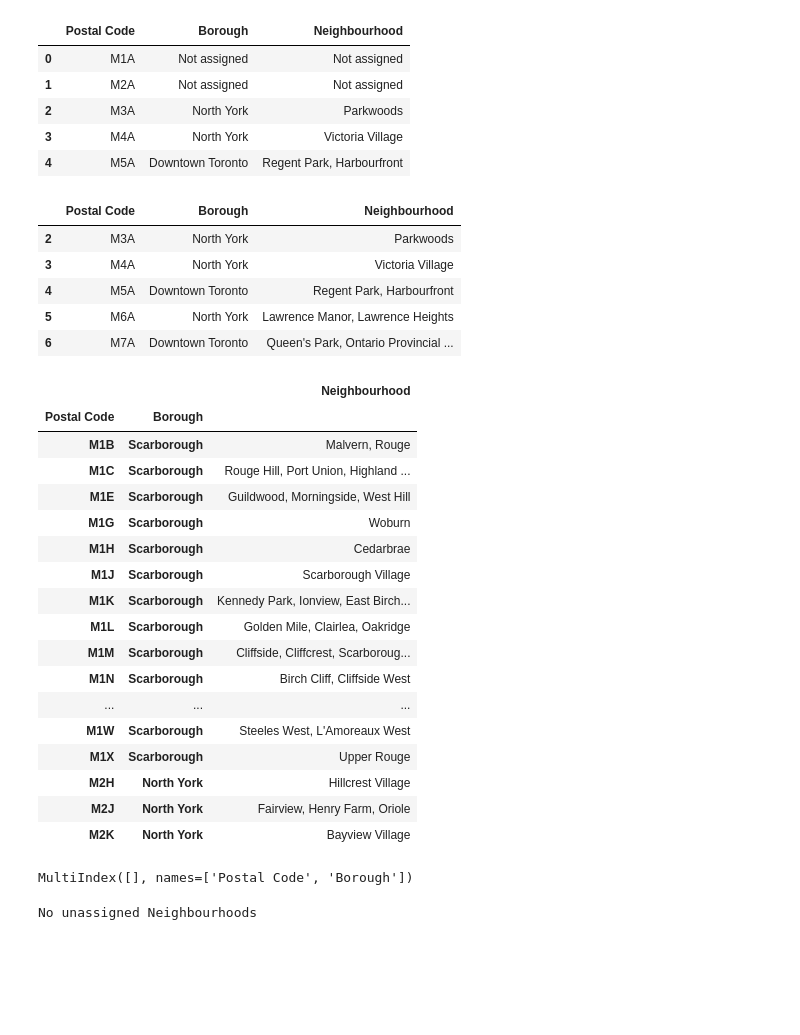
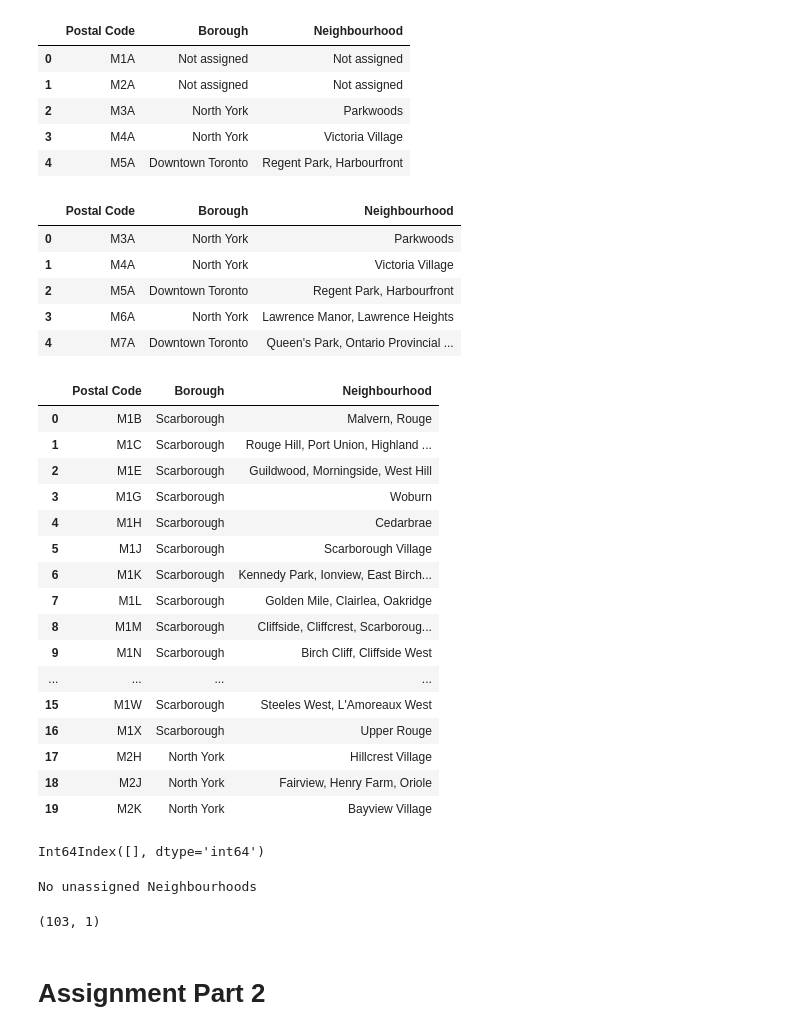
Before and after one commit to zelko-web/Coursera_Capstone, a Jupyter notebook: Totonto Neighborhood Analysis.ipynb, the cells around one changed output. Cells and saved outputs as stored; diff of their text form; code cells hidden in the pictures; blank space fills up the shorter version.

```diff
--- a/Totonto Neighborhood Analysis.ipynb
+++ b/Totonto Neighborhood Analysis.ipynb
@@ -27,44 +27,50 @@ PC_df.head()
 # %%
 # Remove "Not assigned"
 PC_df.drop(PC_df[PC_df["Borough"] == "Not assigned"].index, inplace=True)
+PC_df.reset_index(drop=True, inplace=True)
 PC_df.head()
 # %% [output]
 |  | Postal Code | Borough | Neighbourhood |
-| 2 | M3A | North York | Parkwoods |
-| 3 | M4A | North York | Victoria Village |
-| 4 | M5A | Downtown Toronto | Regent Park, Harbourfront |
-| 5 | M6A | North York | Lawrence Manor, Lawrence Heights |
-| 6 | M7A | Downtown Toronto | Queen's Park, Ontario Provincial ... |
+| 0 | M3A | North York | Parkwoods |
+| 1 | M4A | North York | Victoria Village |
+| 2 | M5A | Downtown Toronto | Regent Park, Harbourfront |
+| 3 | M6A | North York | Lawrence Manor, Lawrence Heights |
+| 4 | M7A | Downtown Toronto | Queen's Park, Ontario Provincial ... |
 # %%
 # Group by Postal code, join the neighbourhoods
 PC_df_2 = pd.DataFrame(PC_df.groupby(["Postal Code","Borough"])["Neighbourhood"].apply(lambda x:",".join(x)))
-PC_df_2.reset_index()
+PC_df_2.reset_index(inplace=True)
 PC_df_2.head(20)
 # %% [output]
-|  |  | Neighbourhood |
-| Postal Code | Borough |  |
-| M1B | Scarborough | Malvern, Rouge |
-| M1C | Scarborough | Rouge Hill, Port Union, Highland ... |
-| M1E | Scarborough | Guildwood, Morningside, West Hill |
-| M1G | Scarborough | Woburn |
-| M1H | Scarborough | Cedarbrae |
-| M1J | Scarborough | Scarborough Village |
-| M1K | Scarborough | Kennedy Park, Ionview, East Birch... |
-| M1L | Scarborough | Golden Mile, Clairlea, Oakridge |
-| M1M | Scarborough | Cliffside, Cliffcrest, Scarboroug... |
-| M1N | Scarborough | Birch Cliff, Cliffside West |
-| ... | ... | ... |
-| M1W | Scarborough | Steeles West, L'Amoreaux West |
-| M1X | Scarborough | Upper Rouge |
-| M2H | North York | Hillcrest Village |
-| M2J | North York | Fairview, Henry Farm, Oriole |
-| M2K | North York | Bayview Village |
+|  | Postal Code | Borough | Neighbourhood |
+| 0 | M1B | Scarborough | Malvern, Rouge |
+| 1 | M1C | Scarborough | Rouge Hill, Port Union, Highland ... |
+| 2 | M1E | Scarborough | Guildwood, Morningside, West Hill |
+| 3 | M1G | Scarborough | Woburn |
+| 4 | M1H | Scarborough | Cedarbrae |
+| 5 | M1J | Scarborough | Scarborough Village |
+| 6 | M1K | Scarborough | Kennedy Park, Ionview, East Birch... |
+| 7 | M1L | Scarborough | Golden Mile, Clairlea, Oakridge |
+| 8 | M1M | Scarborough | Cliffside, Cliffcrest, Scarboroug... |
+| 9 | M1N | Scarborough | Birch Cliff, Cliffside West |
+| ... | ... | ... | ... |
+| 15 | M1W | Scarborough | Steeles West, L'Amoreaux West |
+| 16 | M1X | Scarborough | Upper Rouge |
+| 17 | M2H | North York | Hillcrest Village |
+| 18 | M2J | North York | Fairview, Henry Farm, Oriole |
+| 19 | M2K | North York | Bayview Village |
 # %%
 # Check if any neighborhoods are not assigned
 PC_df_2[PC_df_2["Neighbourhood"]=="Not assigned"].index
 # %% [output]
-MultiIndex([], names=['Postal Code', 'Borough'])
+Int64Index([], dtype='int64')
 # %%
 print("No unassigned Neighbourhoods")
 # %% [output]
 No unassigned Neighbourhoods
+# %%
+PC_df_2.shape
+# %% [output]
+(103, 1)
+# %% [markdown]
+# Assignment Part 2
```
Also changed, not shown: parts of 24 cells of this notebook.
